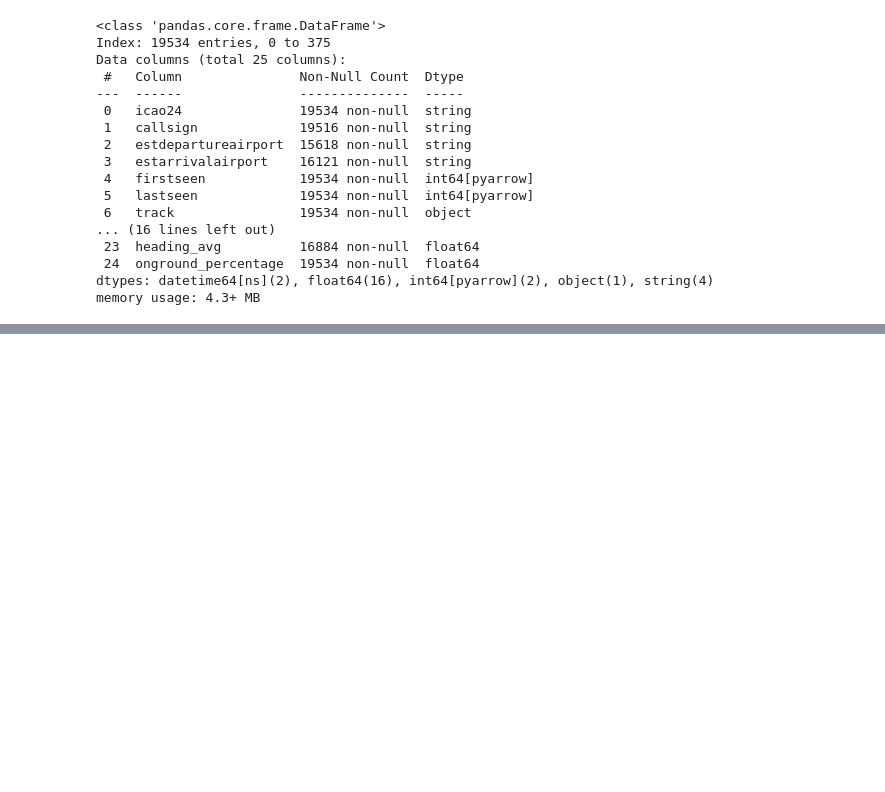
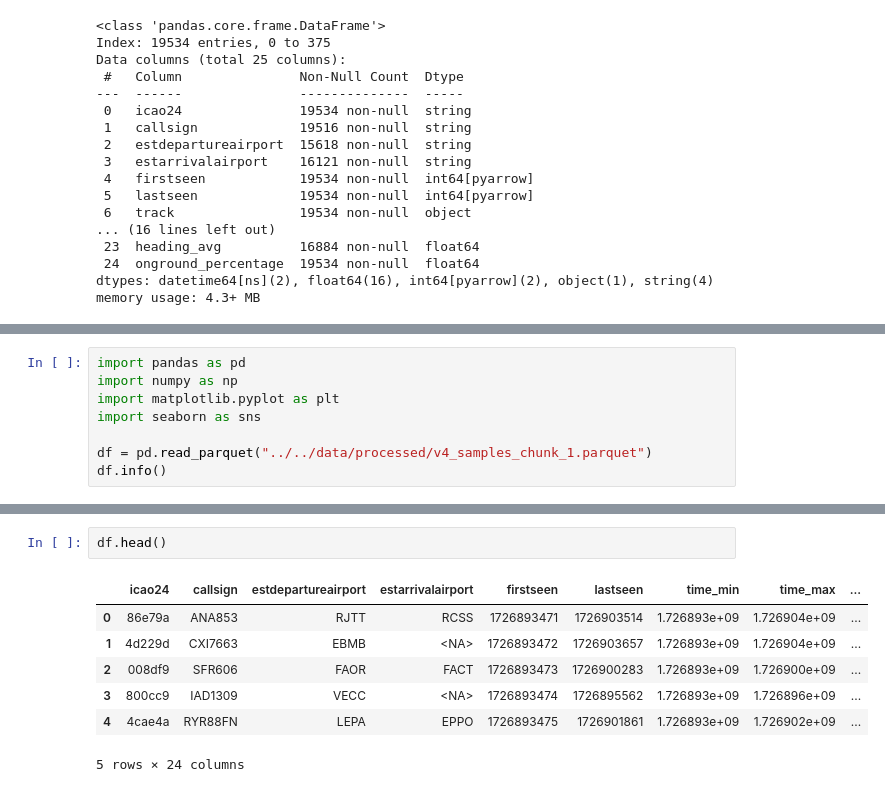
Before and after one commit to mabbts/Aviation-Milestone2-Project, a Jupyter notebook: notebooks/julien-hovan/flights_eda.ipynb, the cells around one changed output, grey strips where cells are left out. Cells and saved outputs as stored; diff of their text form; blank space fills up the shorter version.

```diff
--- a/notebooks/julien-hovan/flights_eda.ipynb
+++ b/notebooks/julien-hovan/flights_eda.ipynb
@@ -691,0 +694,8 @@ memory usage: 4.3+ MB
+# %%
+import pandas as pd
+import numpy as np
+import matplotlib.pyplot as plt
+import seaborn as sns
+
+df = pd.read_parquet("../../data/processed/v4_samples_chunk_1.parquet")
+df.info()
@@ -691,0 +720,10 @@ memory usage: 4.3+ MB
+# %%
+df.head()
+# %% [output]
+|  | icao24 | callsign | estdepartureairport | estarrivalairport | firstseen | lastseen | time_min | time_max | ... |
+| 0 | 86e79a | ANA853 | RJTT | RCSS | 1726893471 | 1726903514 | 1.726893e+09 | 1.726904e+09 | ... |
+| 1 | 4d229d | CXI7663 | EBMB | <NA> | 1726893472 | 1726903657 | 1.726893e+09 | 1.726904e+09 | ... |
+| 2 | 008df9 | SFR606 | FAOR | FACT | 1726893473 | 1726900283 | 1.726893e+09 | 1.726900e+09 | ... |
+| 3 | 800cc9 | IAD1309 | VECC | <NA> | 1726893474 | 1726895562 | 1.726893e+09 | 1.726896e+09 | ... |
+| 4 | 4cae4a | RYR88FN | LEPA | EPPO | 1726893475 | 1726901861 | 1.726893e+09 | 1.726902e+09 | ... |
+5 rows × 24 columns
```
Also changed, not shown: parts of 3 cells of this notebook.
